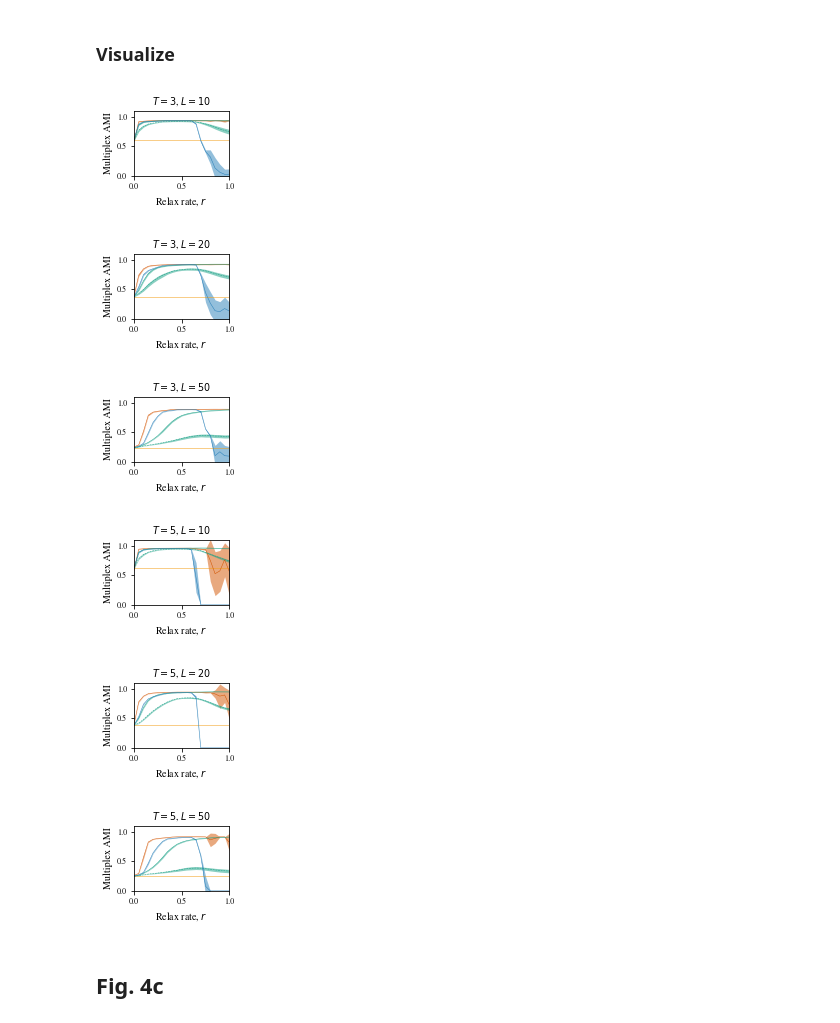
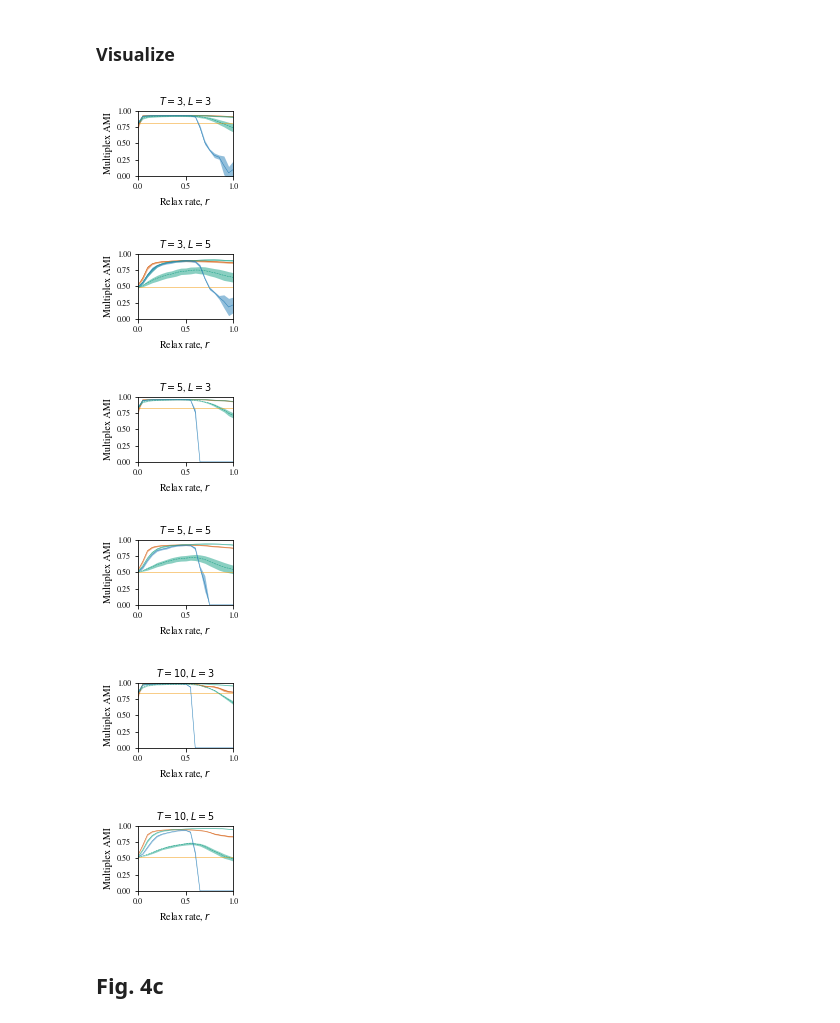
Before and after one commit to ulfaslak/git-github.com-ulfaslak-code-intermittent-communities_public, a Jupyter notebook: intermittent_communities.ipynb, the cells around one changed output. Saved outputs shown, nothing was run; the diff lists cells and outputs as text; code cells hidden in the pictures.

```diff
--- a/intermittent_communities.ipynb
+++ b/intermittent_communities.ipynb
@@ -208,8 +145,8 @@ for i, L in enumerate(L_arr, 1):
 
     sims = []
     for _ in range(L*(L-1)/2):
-        G_sample1 = sample_from_graph(G, 1./np.sqrt(L))
-        G_sample2 = sample_from_graph(G, 1./np.sqrt(L))
+        G_sample1 = sample_from_graph(G, 1./L)
+        G_sample2 = sample_from_graph(G, 1./L)
         sims.extend(jssim_dist(G_sample1, G_sample2, nodes=G.nodes()))
 
     plt.subplot(2, len(L_arr), i)
@@ -351,10 +286,10 @@ L_arr = range(1, 13)
 # Technical parameters
 parallel = True
 n_procs = 56
-n_iter = 10
+n_iter = 20
 
 # Run experiments
-for T in [1, 3, 10, 20]:
+for T in [1, 3, 10]:#, 20]:
     [
         globals()["NFC_T%d" % T],
         globals()["FC_T%d" % T],
@@ -383,7 +318,7 @@ for T in [1, 3, 10, 20]:
 # %% [markdown]
 ### Visualize
 # %%
-for T in [1, 3, 10, 20]:
+for T in [1, 3, 10]:#, 20]:
 
     X = [L_arr]
 
@@ -395,7 +330,7 @@ for T in [1, 3, 10, 20]:
     confidence_intervals(X, globals()["NC_T%d" % T], c="#f39c12", label="NC", lw=0.5)
 
     plt.xlim(1, max(L_arr))
-    plt.ylim(0, 1.1)
+    plt.ylim(0, 1)
 
     plt.title("$T$ = %d, $r = 0.25$" % T)
     plt.xlabel("Mode samples, $L$")
@@ -537,8 +471,8 @@ n_procs = 56
 n_iter = 10
 
 # Technical parameters
-for T in [3, 5]:
-    for L in [10, 20, 50]:
+for T in [3, 5, 10]:
+    for L in [3, 5]:
         [
             globals()["NFC_T%dL%d" % (T, L)],
             globals()["FC_T%dL%d" % (T, L)],
@@ -567,32 +501,32 @@ for T in [3, 5]:
 # %% [markdown]
 ### Visualize
 # %%
-for T in [3, 5]:
-    for L in [10, 20, 50]:
+for T in [3, 5, 10]:
+    for L in [3, 5]:
         plt.figure(None, figsize=(3.42/2.0, 1.2), frameon=False)
 
         plt.plot(r_arr, [np.mean(globals()['NC_T%dL%d' % (T, L)])]*len(r_arr), c="#f39c12", lw=0.5)
         confidence_intervals([r_arr], globals()['NFC_T%dL%d' % (T, L)], c="#d35400", label=T, lw=0.5)
         confidence_intervals([r_arr], globals()['AC_T%dL%d' % (T, L)], c="#16a085", label=T, lw=0.5)
         confidence_intervals([r_arr], globals()['ACshuf_T%dL%d' % (T, L)], c="#16a085", label=T, lw=0.5, ls="--")
         confidence_intervals([r_arr], globals()['FC_T%dL%d' % (T, L)], c="#2980b9", label=T, lw=0.5)
 
         plt.xlim(0, 1.0)
-        plt.ylim(0, 1.1)
+        plt.ylim(0, 1.0)
 
         plt.title("$T=%d$, $L=%d$" % (T, L))
         plt.xlabel("Relax rate, $r$")
         plt.ylabel("Multiplex AMI")
 
         plt.savefig("%s/Fig4bT%dL%d.pdf" % (figures_folder, T, L))
         plt.show()
 # %% [output]
-[figure, old version]
+[figure, new version]
-[figure, old version]
+[figure, new version]
-[figure, old version]
+[figure, new version]
-[figure, old version]
+[figure, new version]
-[figure, old version]
+[figure, new version]
-[figure, old version]
+[figure, new version]
 # %% [markdown]
 ## Fig. 4c
 # %% [markdown]
```
Also changed, not shown: parts of 10 cells of this notebook, 30 other files.
